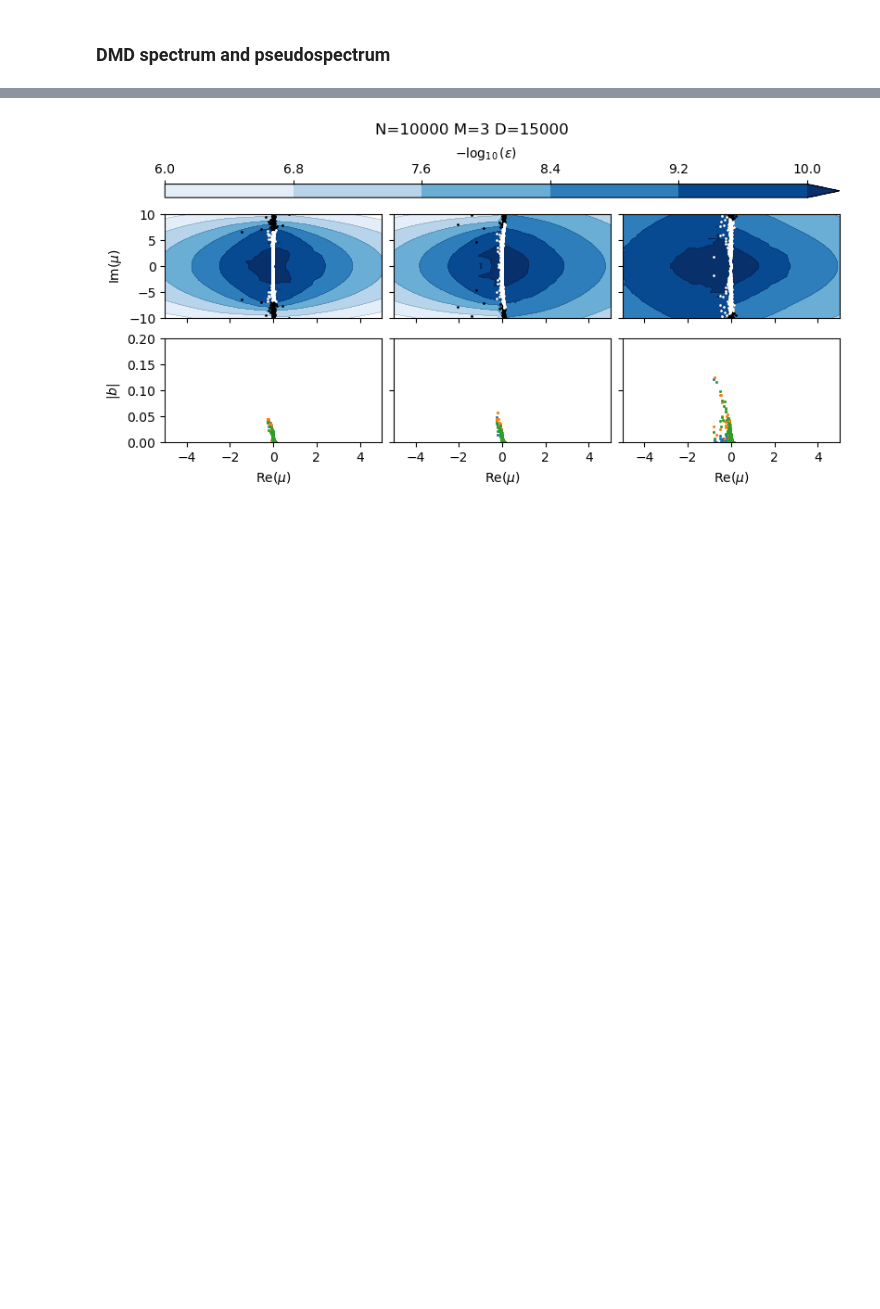
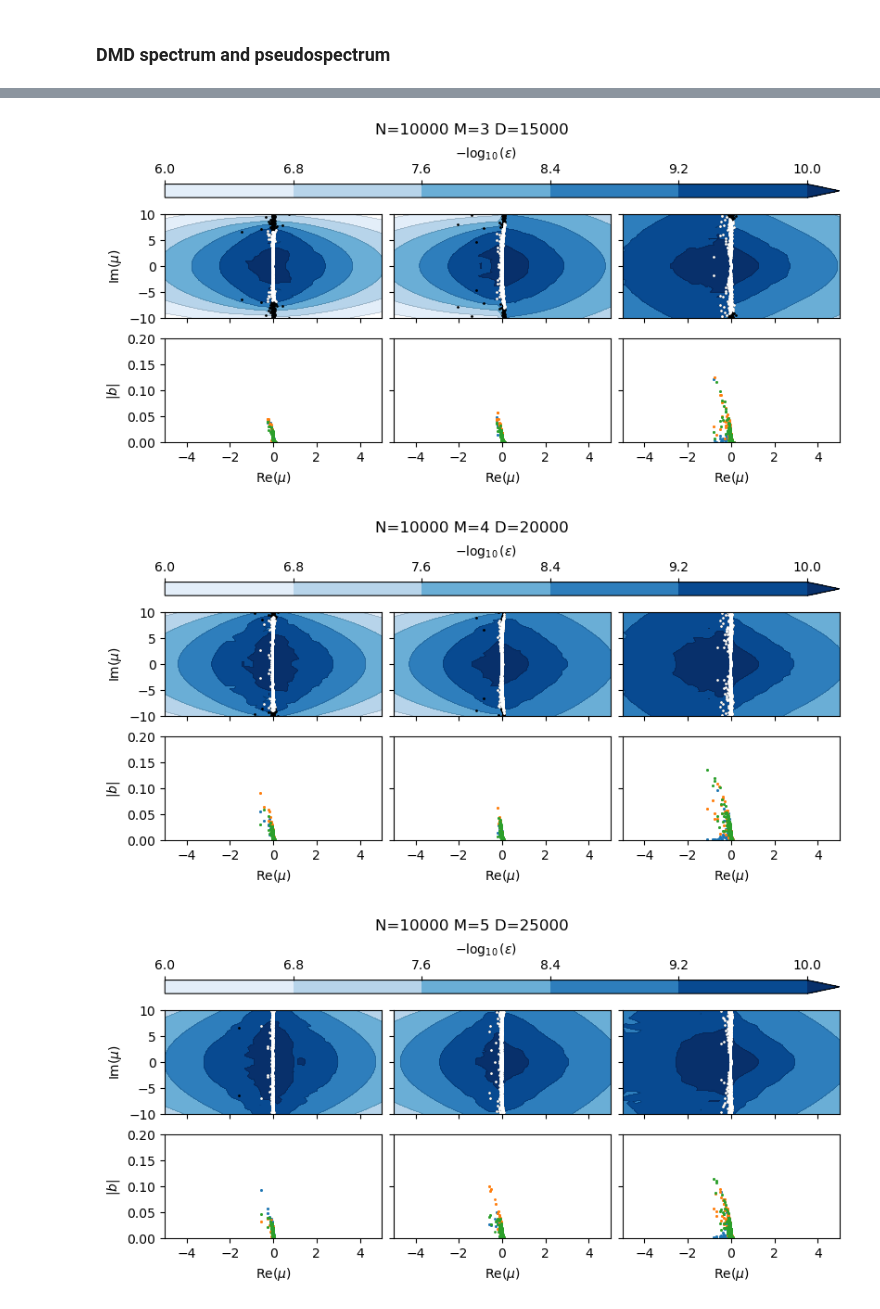
Before and after one commit to znicolaou/kuramoto, a Jupyter notebook: dmdplot.ipynb, the cells around one changed output, grey strips where cells are left out. Drawn from its saved outputs; the diff is of its cells as text; code cells hidden in the pictures; blank space fills up the shorter version.

```diff
--- a/dmdplot.ipynb
+++ b/dmdplot.ipynb
@@ -268,7 +288,7 @@ resmin=1E-6
 resmax=1E-10
 rescrit=1E-9
 
-for D in [0,1,2,3]:
+for D in [0,1,2,3,4,5]:
     l=0
     fig,axs=plt.subplots(2,3,figsize=(8,4),layout='constrained')
     if D==0:
@@ -317,30 +337,32 @@ for D in [0,1,2,3]:
         cs2 = plt.gca().tricontour(cs1,levels=levels,colors=('k',),linewidths=0.1,zorder=-5)
 
         plt.gca().set_rasterization_zorder(0)
         plt.xlim(-5,5)
         plt.ylim(-10,10)
 
         xs1=np.real(np.log(evals1)/dt)
         ys1=np.imag(np.log(evals1)/dt)
 
         inds=np.where(res1<rescrit)[0]
         plt.scatter(xs1,ys1,c='black',s=1,zorder=-5)
         plt.scatter(xs1[inds],ys1[inds],c='white',s=1,zorder=-5)
 
         if l>0:
             plt.gca().set_yticklabels([])
         else:
             plt.ylabel('$\mathrm{Im}({\mu})$')
         plt.gca().set_xticklabels('')
 
         l=l+1
 
     fig.colorbar(cs1, ax=axs[:,:], location='top',aspect=50,label=r'$-\log_{10}(\varepsilon)$')
 
     plt.savefig('oscillatordmd2_%i.pdf'%D,dpi=200)
     plt.show()
 # %% [output]
 [figure]
 [figure]
 [figure]
 [figure]
+[figure, added]
+[figure, added]
```
Also changed, not shown: parts of 2 cells of this notebook, 2 other files.
